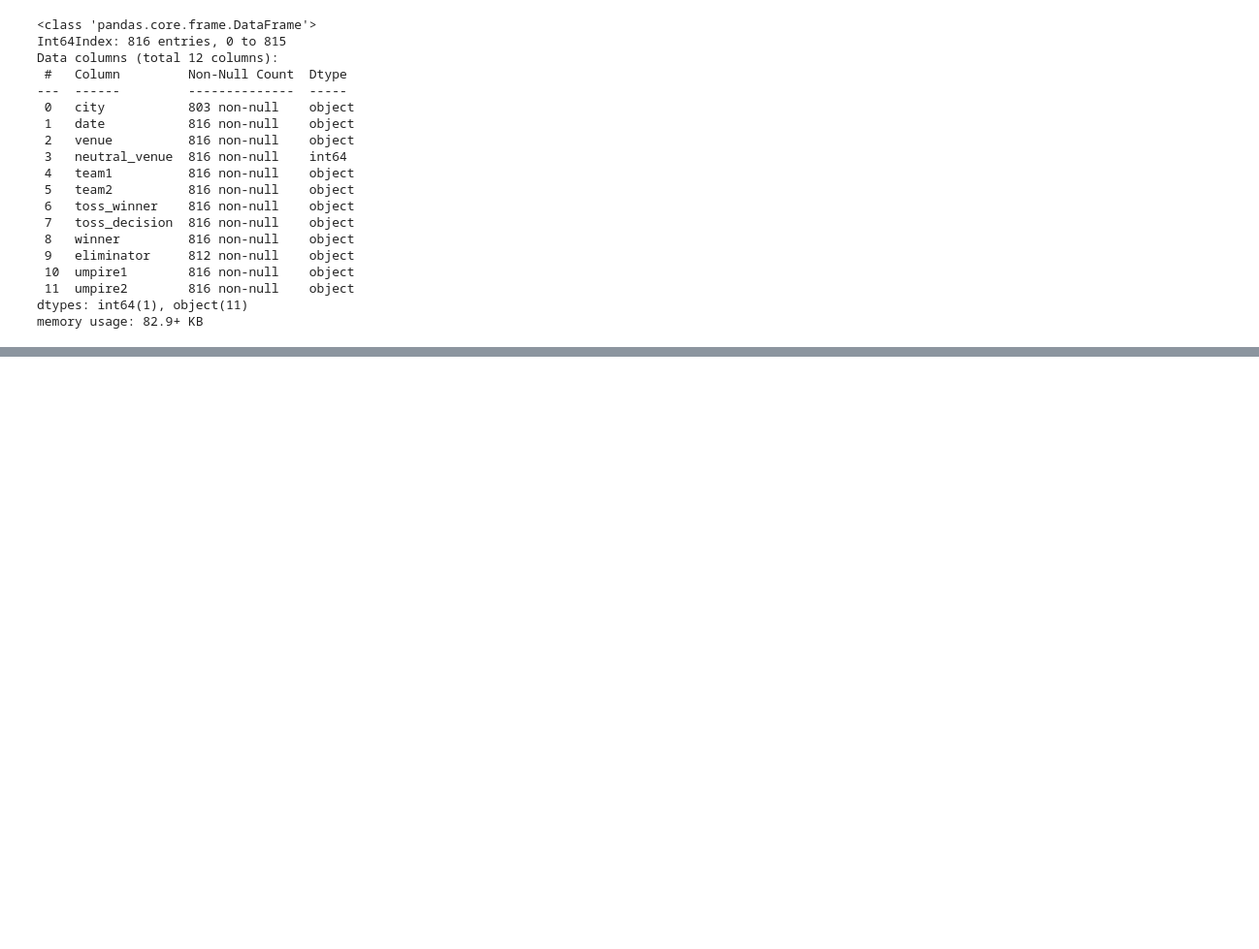
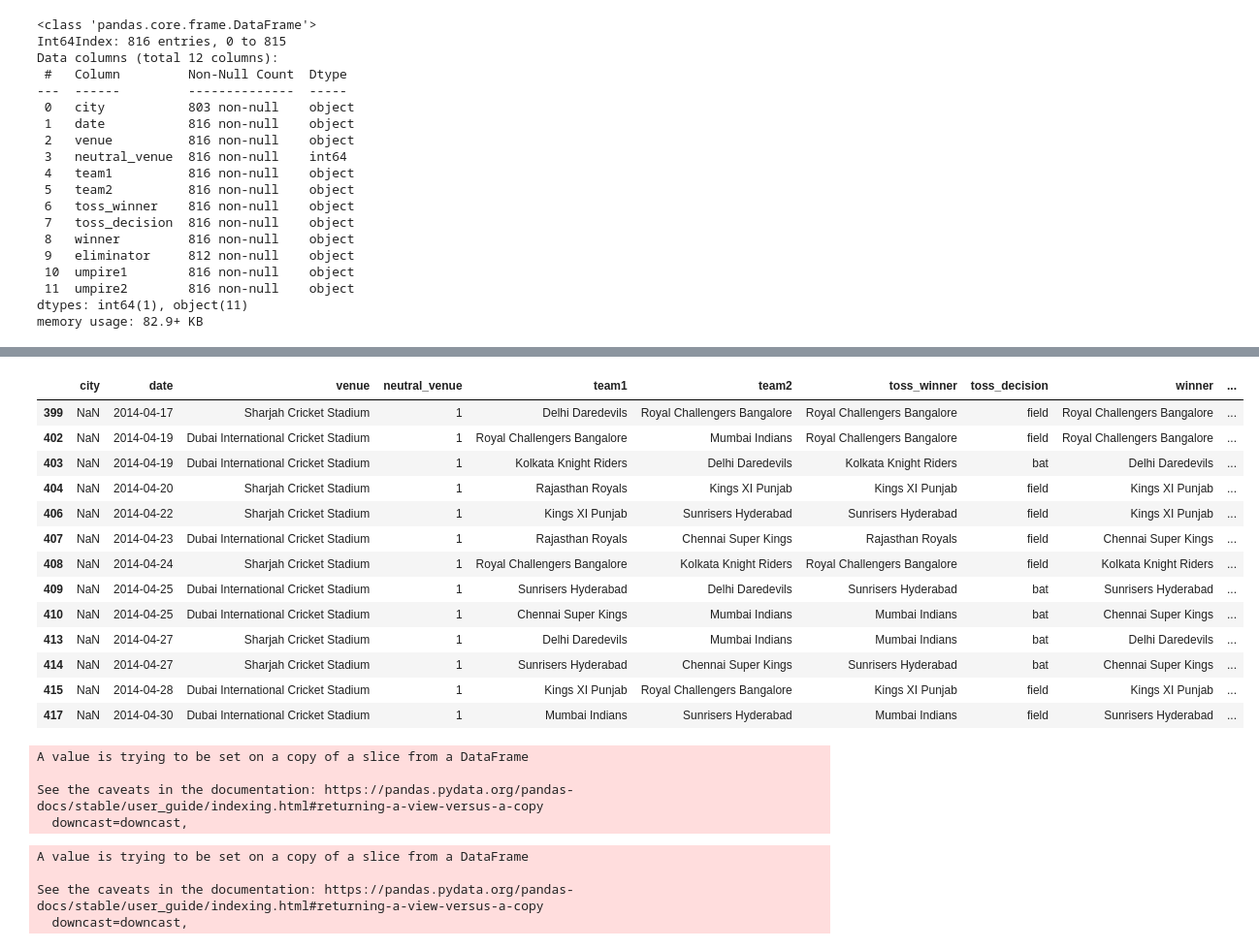
Before and after one commit to nahidosen/Group_5_CSE445_3_Spring_21, a Jupyter notebook: ipynb/Project.ipynb, the cells around one changed output, grey strips where cells are left out. Shown at 97% size. Cells and saved outputs as stored; diff of their text form; code cells hidden in the pictures; blank space fills up the shorter version.

```diff
--- a/ipynb/Project.ipynb
+++ b/ipynb/Project.ipynb
@@ -521,0 +522,3 @@ ipl_3[ipl_3['eliminator'].isnull() == True]
+# %%
+ipl_3['eliminator'].fillna('N', inplace=True)
+ipl_3.info()
@@ -521,0 +545,31 @@ ipl_3[ipl_3['eliminator'].isnull() == True]
+# %%
+ipl_3[ipl_3['city'].isnull() == True]
+# %% [output]
+|  | city | date | venue | neutral_venue | team1 | team2 | toss_winner | toss_decision | winner | ... |
+| 399 | NaN | 2014-04-17 | Sharjah Cricket Stadium | 1 | Delhi Daredevils | Royal Challengers Bangalore | Royal Challengers Bangalore | field | Royal Challengers Bangalore | ... |
+| 402 | NaN | 2014-04-19 | Dubai International Cricket Stadium | 1 | Royal Challengers Bangalore | Mumbai Indians | Royal Challengers Bangalore | field | Royal Challengers Bangalore | ... |
+| 403 | NaN | 2014-04-19 | Dubai International Cricket Stadium | 1 | Kolkata Knight Riders | Delhi Daredevils | Kolkata Knight Riders | bat | Delhi Daredevils | ... |
+| 404 | NaN | 2014-04-20 | Sharjah Cricket Stadium | 1 | Rajasthan Royals | Kings XI Punjab | Kings XI Punjab | field | Kings XI Punjab | ... |
+| 406 | NaN | 2014-04-22 | Sharjah Cricket Stadium | 1 | Kings XI Punjab | Sunrisers Hyderabad | Sunrisers Hyderabad | field | Kings XI Punjab | ... |
+| 407 | NaN | 2014-04-23 | Dubai International Cricket Stadium | 1 | Rajasthan Royals | Chennai Super Kings | Rajasthan Royals | field | Chennai Super Kings | ... |
+| 408 | NaN | 2014-04-24 | Sharjah Cricket Stadium | 1 | Royal Challengers Bangalore | Kolkata Knight Riders | Royal Challengers Bangalore | field | Kolkata Knight Riders | ... |
+| 409 | NaN | 2014-04-25 | Dubai International Cricket Stadium | 1 | Sunrisers Hyderabad | Delhi Daredevils | Sunrisers Hyderabad | bat | Sunrisers Hyderabad | ... |
+| 410 | NaN | 2014-04-25 | Dubai International Cricket Stadium | 1 | Chennai Super Kings | Mumbai Indians | Mumbai Indians | bat | Chennai Super Kings | ... |
+| 413 | NaN | 2014-04-27 | Sharjah Cricket Stadium | 1 | Delhi Daredevils | Mumbai Indians | Mumbai Indians | bat | Delhi Daredevils | ... |
+| 414 | NaN | 2014-04-27 | Sharjah Cricket Stadium | 1 | Sunrisers Hyderabad | Chennai Super Kings | Sunrisers Hyderabad | bat | Chennai Super Kings | ... |
+| 415 | NaN | 2014-04-28 | Dubai International Cricket Stadium | 1 | Kings XI Punjab | Royal Challengers Bangalore | Kings XI Punjab | field | Kings XI Punjab | ... |
+| 417 | NaN | 2014-04-30 | Dubai International Cricket Stadium | 1 | Mumbai Indians | Sunrisers Hyderabad | Mumbai Indians | field | Sunrisers Hyderabad | ... |
+# %%
+ipl_3[(ipl_3['city'].isnull() == True) & (ipl_3['venue'] == 'Sharjah Cricket Stadium')].fillna('Sharjah', inplace=True)
+# %% [output]
+A value is trying to be set on a copy of a slice from a DataFrame
+
+See the caveats in the documentation: https://pandas.pydata.org/pandas-docs/stable/user_guide/indexing.html#returning-a-view-versus-a-copy
+  downcast=downcast,
+# %%
+ipl_3[(ipl_3['city'].isnull() == True) & (ipl_3['venue'] == 'Dubai International Cricket Stadium')].fillna('Dubai', inplace=True)
+# %% [output]
+A value is trying to be set on a copy of a slice from a DataFrame
+
+See the caveats in the documentation: https://pandas.pydata.org/pandas-docs/stable/user_guide/indexing.html#returning-a-view-versus-a-copy
+  downcast=downcast,
```
Also changed, not shown: parts of 10 cells of this notebook.
